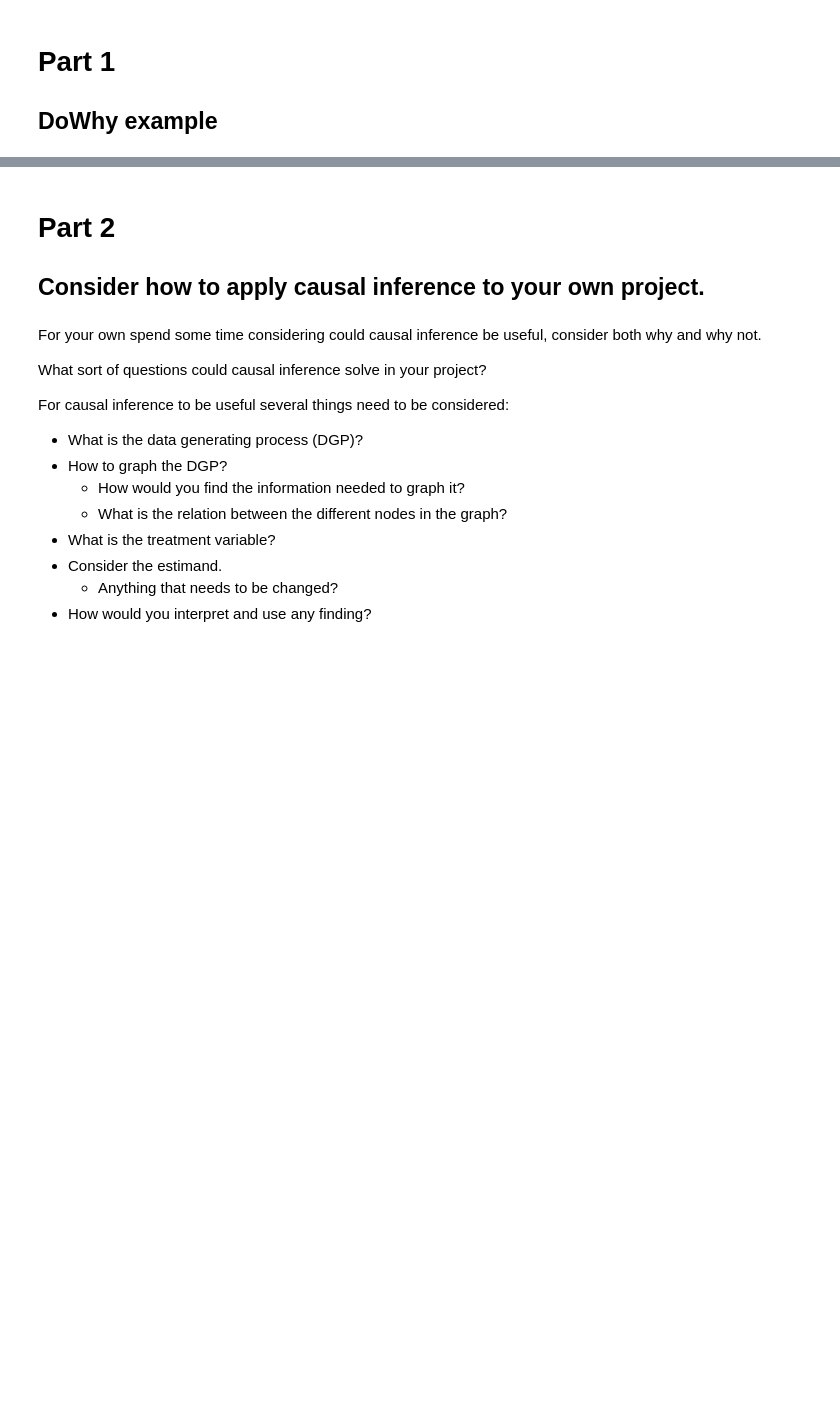
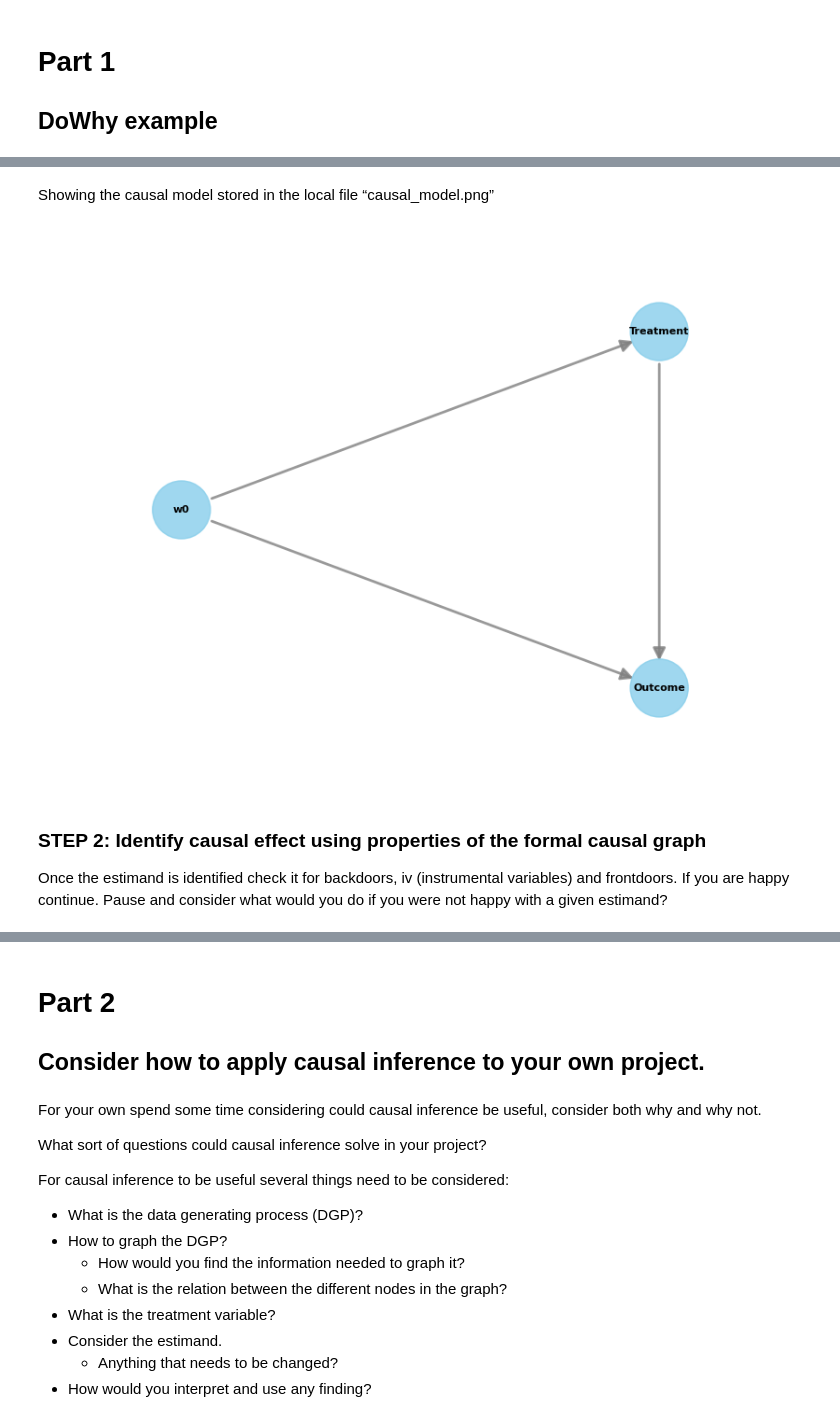
Before and after one commit to jorgenhw/DataSci-AU-24, a Jupyter notebook: nbs/class_07_JHW/exercises.ipynb, the cells around one changed output, grey strips where cells are left out. Cells and saved outputs as stored; diff of their text form; code cells hidden in the pictures; blank space fills up the shorter version.

```diff
--- a/nbs/class_07_JHW/exercises.ipynb
+++ b/nbs/class_07_JHW/exercises.ipynb
@@ -35,0 +57,11 @@ ModuleNotFoundError: No module named 'dowhy'
+# %% [markdown]
+Showing the causal model stored in the local file “causal_model.png”
+# %%
+from IPython.display import Image, display
+display(Image(filename="causal_model.png"))
+# %% [output]
+[figure, added]
+# %% [markdown]
+### STEP 2: Identify causal effect using properties of the formal causal graph
+
+Once the estimand is identified check it for backdoors, iv (instrumental variables) and frontdoors. If you are happy continue. Pause and consider what would you do if you were not happy with a given estimand?
```
Also changed, not shown: parts of 14 cells of this notebook, 7 other files.
